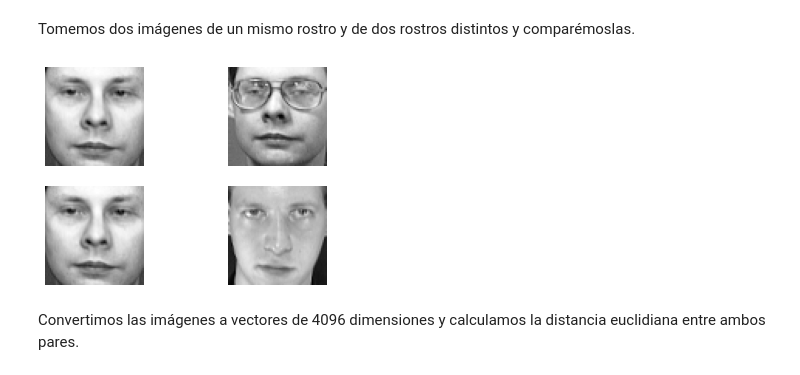
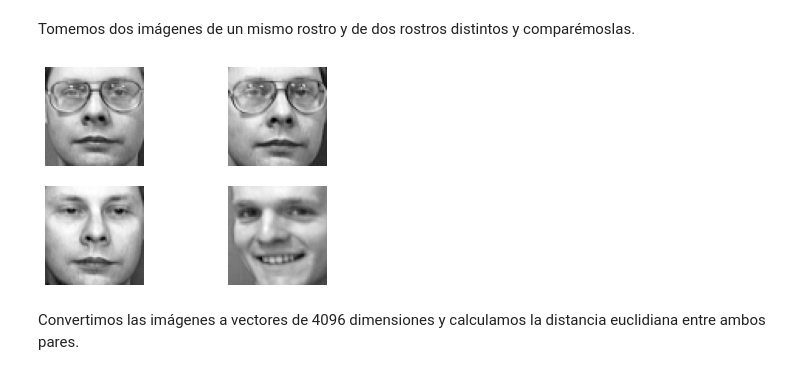
Before and after one commit to blancavazquez/CursoDatosMasivosII, a Jupyter notebook: notebooks/1b_pca.ipynb, the cells around one changed output. Drawn from its saved outputs; the diff is of its cells as text; code cells hidden in the pictures.

```diff
--- a/notebooks/1b_pca.ipynb
+++ b/notebooks/1b_pca.ipynb
@@ -279,20 +279,20 @@ X_train, X_test, y_train, y_test = train_test_split(orl.data, orl.target, test_s
 Tomemos dos imágenes de un mismo rostro y de dos rostros distintos y comparémoslas.
 # %%
 plt.subplot(2,2,1)
-plt.imshow(X_train[y_train==3][0].reshape(64, 64), cmap='gray')
+plt.imshow(X_test[y_test==3][2].reshape(64, 64), cmap='gray')
 plt.axis('off')
 plt.subplot(2,2,2)
-plt.imshow(X_train[y_train==3][4].reshape(64, 64), cmap='gray')
+plt.imshow(X_test[y_test==3][3].reshape(64, 64), cmap='gray')
 plt.axis('off')
 plt.subplot(2,2,3)
-plt.imshow(X_train[y_train==3][0].reshape(64, 64), cmap='gray')
+plt.imshow(X_test[y_test==3][0].reshape(64, 64), cmap='gray')
 plt.axis('off')
 plt.subplot(2,2,4)
-plt.imshow(X_train[y_train==0][1].reshape(64, 64), cmap='gray')
+plt.imshow(X_test[y_test==4][1].reshape(64, 64), cmap='gray')
 plt.axis('off')
 plt.show()
 # %% [output]
-[figure, old version]
+[figure, new version]
 # %% [markdown]
 Convertimos las imágenes a vectores de 4096 dimensiones y calculamos la distancia euclidiana entre ambos pares.
 # %%
```
